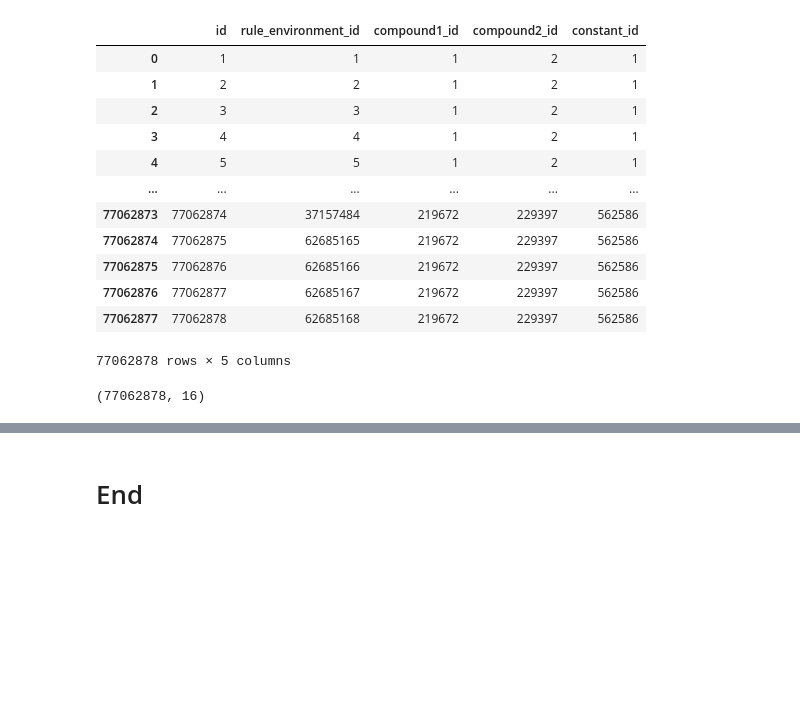
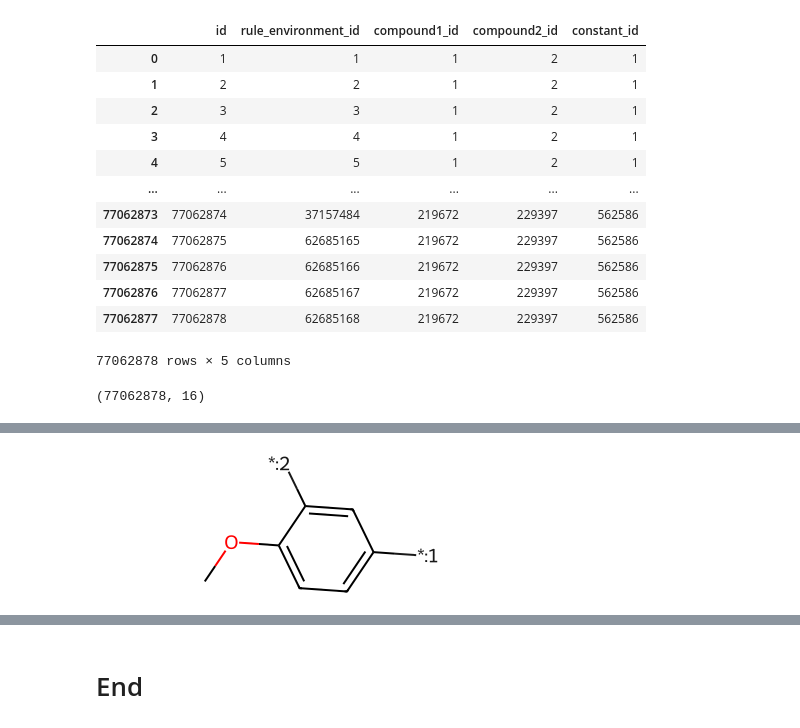
Before and after one commit to anya-chen/MMP_explore, a Jupyter notebook: hitdexter3_data_explore.ipynb, the cells around one changed output, grey strips where cells are left out. Cells and saved outputs as stored; diff of their text form; code cells hidden in the pictures; blank space fills up the shorter version.

```diff
--- a/hitdexter3_data_explore.ipynb
+++ b/hitdexter3_data_explore.ipynb
@@ -468,0 +676,4 @@ np.int64(1493526)
+# %%
+Chem.MolFromSmiles(dfs['rule_smiles'][dfs['rule_smiles']['id'] == 365].smiles.iloc[0])
+# %% [output]
+[figure, added]
```
Also changed, not shown: parts of 28 cells of this notebook, 3 other files.
